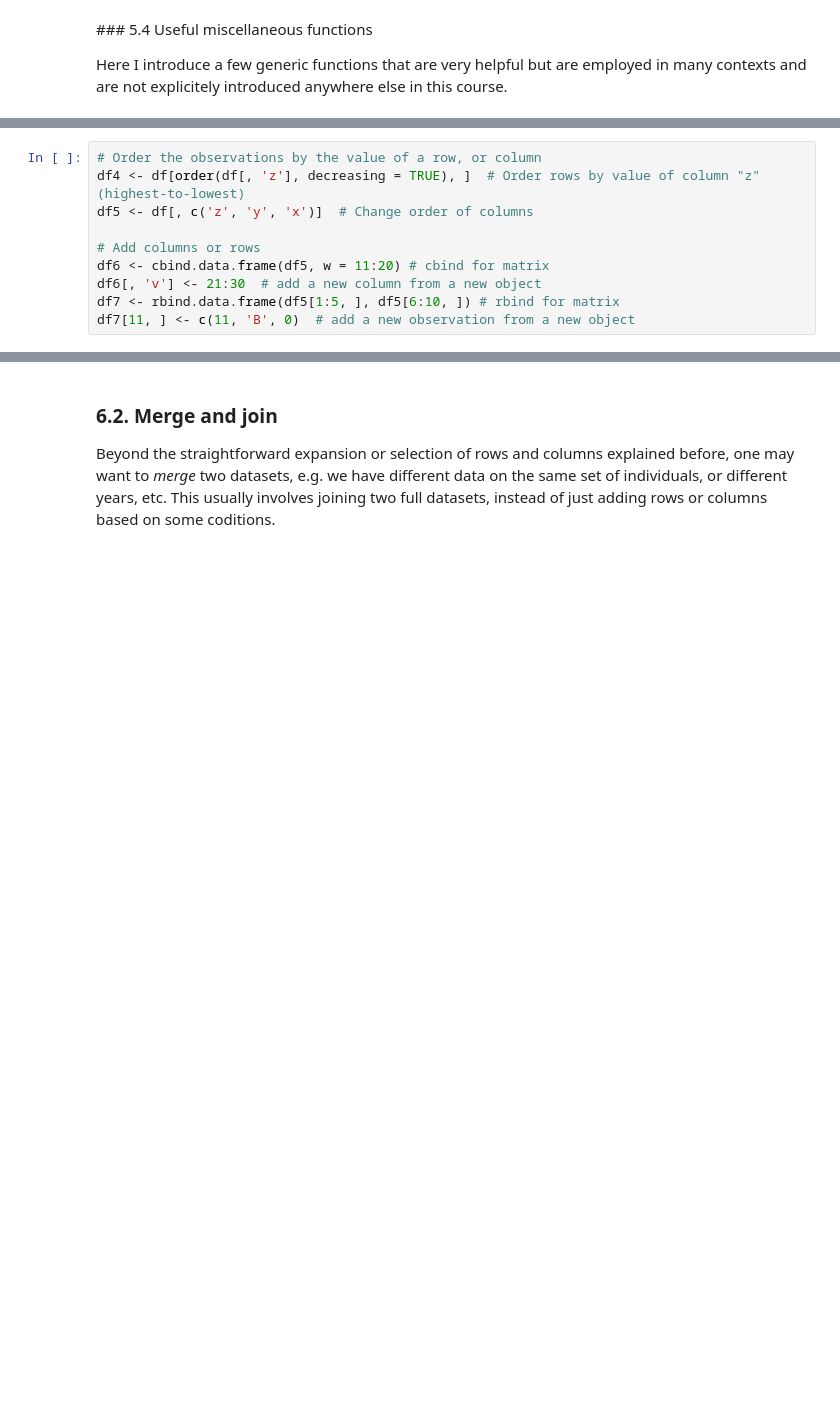
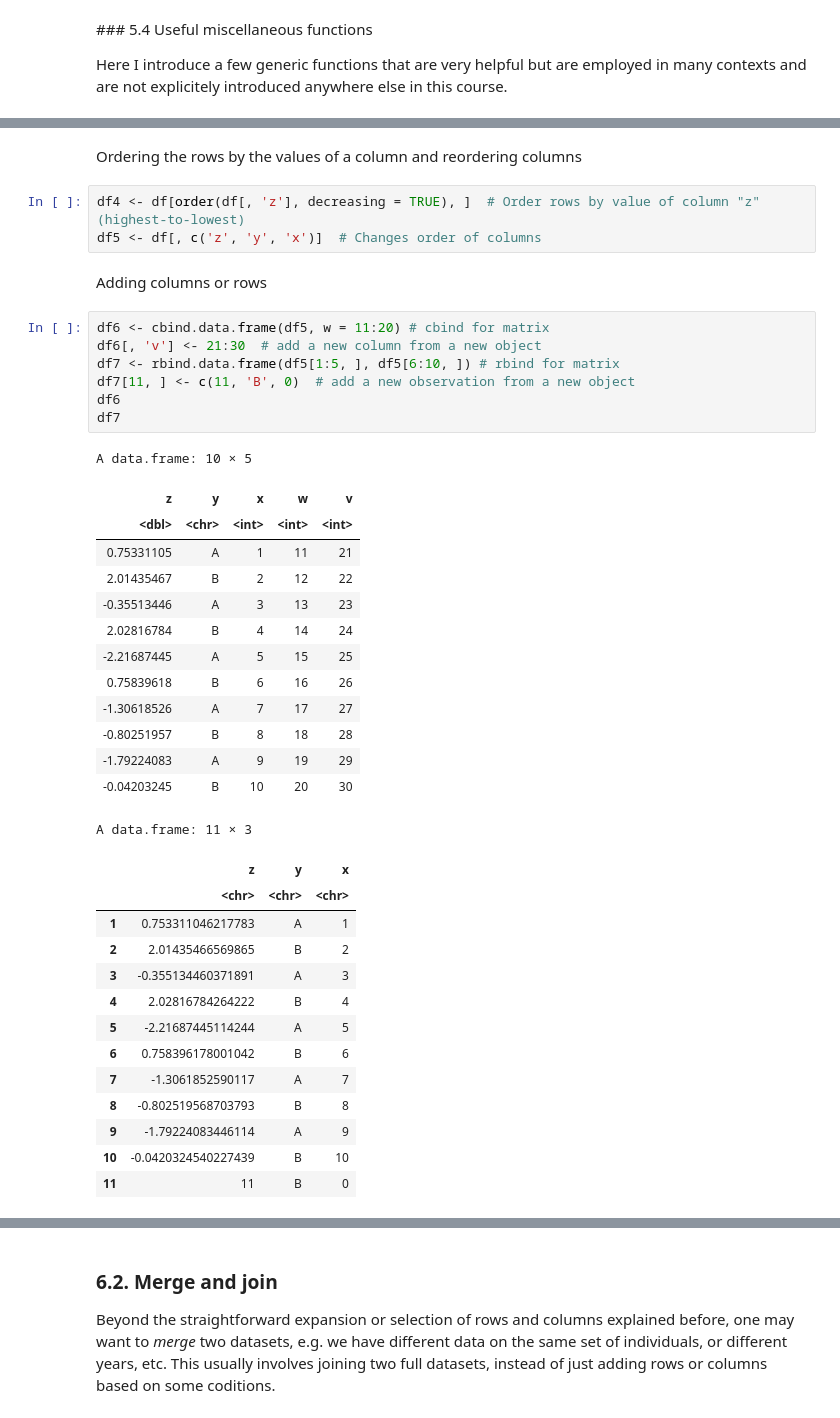
Before and after one commit to pauljrognon/bse-python-brushup-2022, a Jupyter notebook: docs/r-lectures/session1.ipynb, the cells around one changed output, grey strips where cells are left out. Saved outputs shown, nothing was run; the diff lists cells and outputs as text; blank space fills up the shorter version.

```diff
--- a/docs/r-lectures/session1.ipynb
+++ b/docs/r-lectures/session1.ipynb
@@ -637,10 +1019,42 @@ df3 <- df[, which(colnames(df) %in% c('A', 'B'))]  # Identical with %in% operat
+# %% [markdown]
+Ordering the rows by the values of a column and reordering columns
+# %%
+df4 <- df[order(df[, 'z'], decreasing = TRUE), ]  # Order rows by value of column "z" (highest-to-lowest)
+df5 <- df[, c('z', 'y', 'x')]  # Changes order of columns
+# %% [markdown]
+Adding columns or rows
 # %%
-# Order the observations by the value of a row, or column
-df4 <- df[order(df[, 'z'], decreasing = TRUE), ]  # Order rows by value of column "z" (highest-to-lowest)
-df5 <- df[, c('z', 'y', 'x')]  # Change order of columns
-
-# Add columns or rows
 df6 <- cbind.data.frame(df5, w = 11:20) # cbind for matrix
 df6[, 'v'] <- 21:30  # add a new column from a new object
 df7 <- rbind.data.frame(df5[1:5, ], df5[6:10, ]) # rbind for matrix
 df7[11, ] <- c(11, 'B', 0)  # add a new observation from a new object
+df6
+df7
+# %% [output]
+A data.frame: 10 × 5
+| z | y | x | w | v |
+| <dbl> | <chr> | <int> | <int> | <int> |
+| 0.75331105 | A | 1 | 11 | 21 |
+| 2.01435467 | B | 2 | 12 | 22 |
+| -0.35513446 | A | 3 | 13 | 23 |
+| 2.02816784 | B | 4 | 14 | 24 |
+| -2.21687445 | A | 5 | 15 | 25 |
+| 0.75839618 | B | 6 | 16 | 26 |
+| -1.30618526 | A | 7 | 17 | 27 |
+| -0.80251957 | B | 8 | 18 | 28 |
+| -1.79224083 | A | 9 | 19 | 29 |
+| -0.04203245 | B | 10 | 20 | 30 |
+A data.frame: 11 × 3
+|  | z | y | x |
+|  | <chr> | <chr> | <chr> |
+| 1 | 0.753311046217783 | A | 1 |
+| 2 | 2.01435466569865 | B | 2 |
+| 3 | -0.355134460371891 | A | 3 |
+| 4 | 2.02816784264222 | B | 4 |
+| 5 | -2.21687445114244 | A | 5 |
+| 6 | 0.758396178001042 | B | 6 |
+| 7 | -1.3061852590117 | A | 7 |
+| 8 | -0.802519568703793 | B | 8 |
+| 9 | -1.79224083446114 | A | 9 |
+| 10 | -0.0420324540227439 | B | 10 |
+| 11 | 11 | B | 0 |
```
Also changed, not shown: parts of 98 cells of this notebook, 1 other file.
